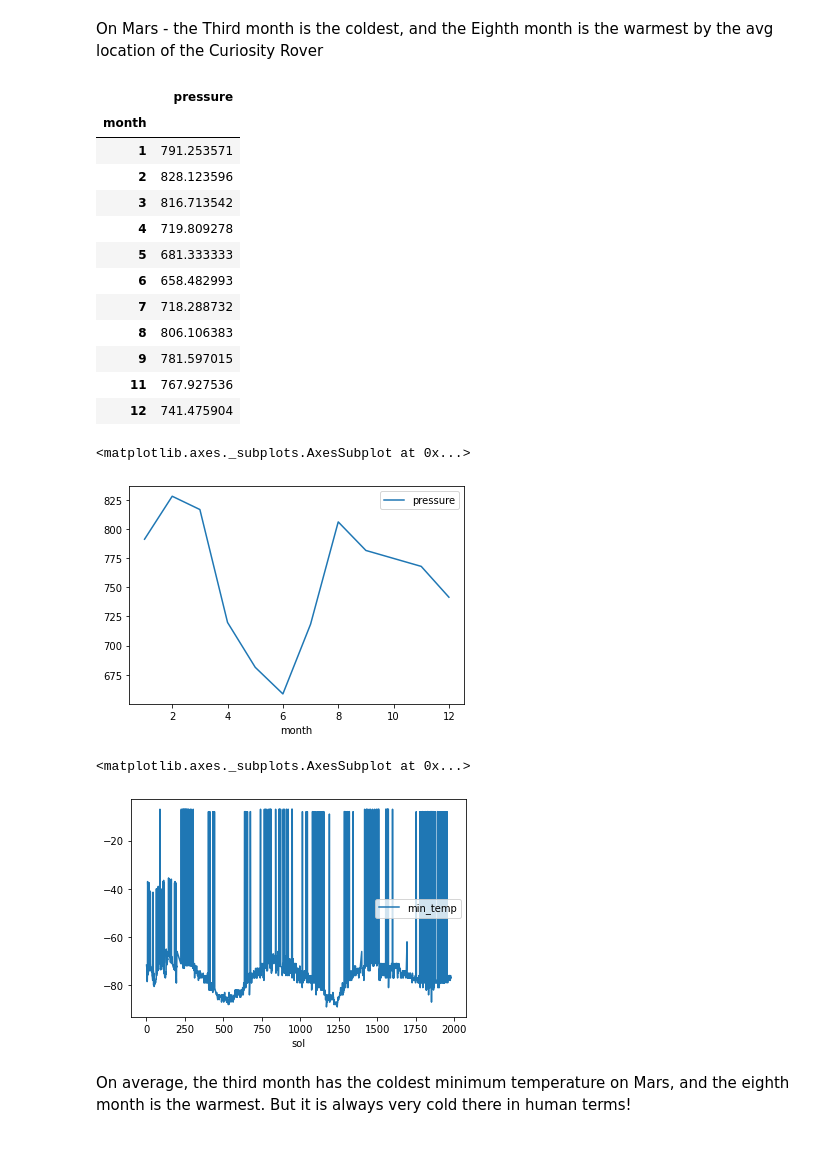
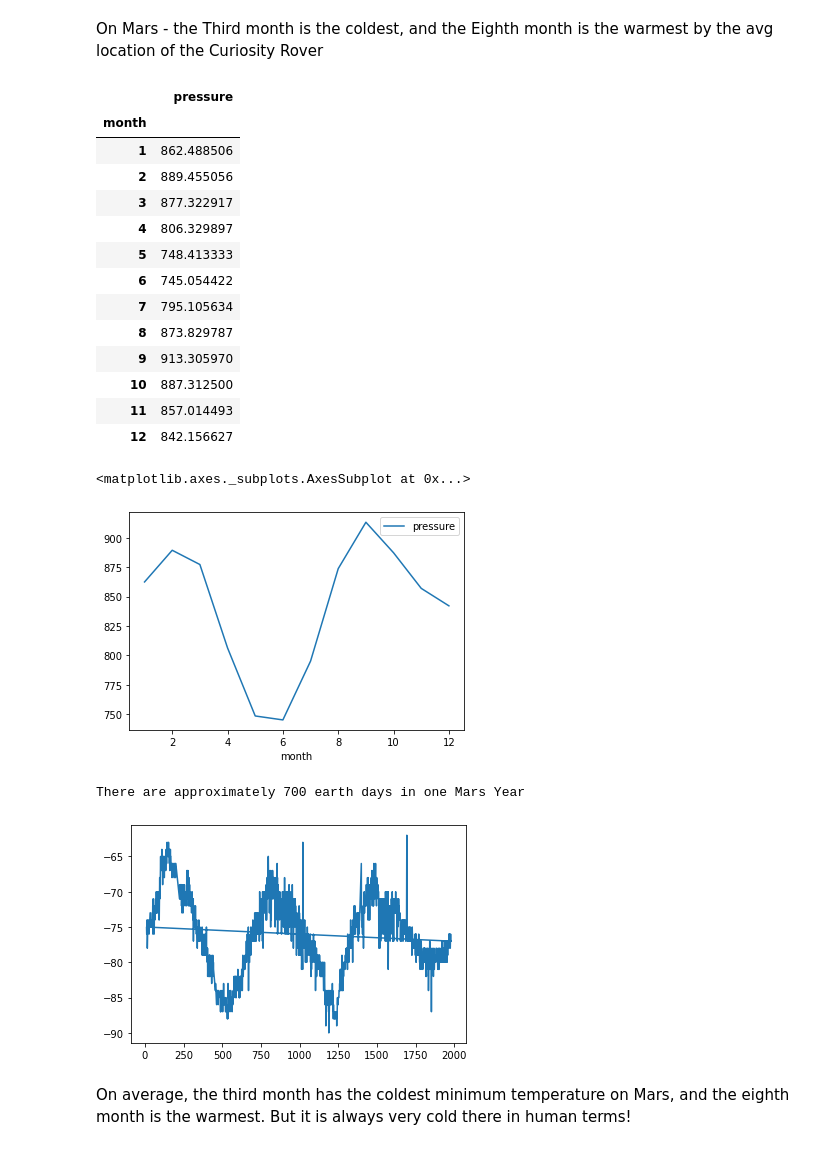
Before and after one commit to mndosi/12_News_Weather, a Jupyter notebook: part_2_mars_weather.ipynb, the cells around one changed output. Saved outputs shown, nothing was run; the diff lists cells and outputs as text; code cells hidden in the pictures.

Commit message:
sol plot work

```diff
--- a/part_2_mars_weather.ipynb
+++ b/part_2_mars_weather.ipynb
@@ -80,7 +73,7 @@ Assemble the scraped data into a Pandas DataFrame. The columns should have the s
 * `min_temp`: the minimum temperature, in Celsius, of a single Martian day (sol)
 * `pressure`: The atmospheric pressure at Curiosity's location
 # %%
-# Create a Pandas DataFrame by using the list of rows and a list of the column names
+# Create a Pandas DataFrame by using the list of the column names
 
 # tables = soup_response.find_all('table')
 m_df = pd.DataFrame(columns=['id','terrestrial_date', 'sol', 'ls', 'month', 'min_temp', 'pressure'])
@@ -91,12 +84,12 @@ for row in soup_response.tbody.find_all('tr'):
         if(columns != []):
                 id = columns[0].text.strip()
                 terrestrial_date = columns[1].text.strip()
-                sol = columns[2].text.strip('&0.')
-                ls = columns[3].text.strip('&0.')
-                month = columns[4].text.strip('&0.')
-                min_temp = columns[5].text.strip('&0.')
-                pressure = columns[6].text.strip('&0.')
-
+                sol = columns[2].text.strip()
+                ls = columns[3].text.strip('&0')
+                month = columns[4].text.strip()
+                min_temp = columns[5].text.strip()
+                pressure = columns[6].text.strip()
+#Append the dataframe with the column data.
         m_df = m_df.append({'id': id,  'terrestrial_date': terrestrial_date, 'sol': sol,
          'ls': ls, 'month': month, 'min_temp': min_temp, 'pressure': pressure }, ignore_index=True)
     except:
@@ -272,32 +278,38 @@ m2_df.groupby("month").agg({"pressure":"mean"})
 # %% [output]
 |  | pressure |
 | month |  |
-| 1 | 791.253571 |
-| 2 | 828.123596 |
-| 3 | 816.713542 |
-| 4 | 719.809278 |
-| 5 | 681.333333 |
-| 6 | 658.482993 |
-| 7 | 718.288732 |
-| 8 | 806.106383 |
-| 9 | 781.597015 |
-| 11 | 767.927536 |
-| 12 | 741.475904 |
+| 1 | 862.488506 |
+| 2 | 889.455056 |
+| 3 | 877.322917 |
+| 4 | 806.329897 |
+| 5 | 748.413333 |
+| 6 | 745.054422 |
+| 7 | 795.105634 |
+| 8 | 873.829787 |
+| 9 | 913.305970 |
+| 10 | 887.312500 |
+| 11 | 857.014493 |
+| 12 | 842.156627 |
 # %%
 # Plot the average pressure by month
 mmpress_df = m2_df.groupby("month").agg({"pressure":"mean"})
 mmpress_df.plot()
 # %% [output]
 <matplotlib.axes._subplots.AxesSubplot at 0x...>
-[figure, old version]
+[figure, new version]
 # %%
 # 5. How many terrestrial (earth) days are there in a Martian year?
+y = m2_df["min_temp"]
+x = m2_df["sol"]
+plt.plot(x, y)
+plt.show
 
-mmsol_df = m2_df.groupby("sol").agg({"min_temp":"mean"})
-mmsol_df.plot()
+# from peak to peak there are aproximatly 700 sols
+
+print ("There are approximately 700 earth days in one Mars Year")
 # %% [output]
-<matplotlib.axes._subplots.AxesSubplot at 0x...>
+There are approximately 700 earth days in one Mars Year
-[figure, old version]
+[figure, new version]
 # %% [markdown]
 On average, the third month has the coldest minimum temperature on Mars, and the eighth month is the warmest. But it is always very cold there in human terms!
 # %% [markdown]
```
Also changed, not shown: parts of 10 cells of this notebook, 3 other files.
